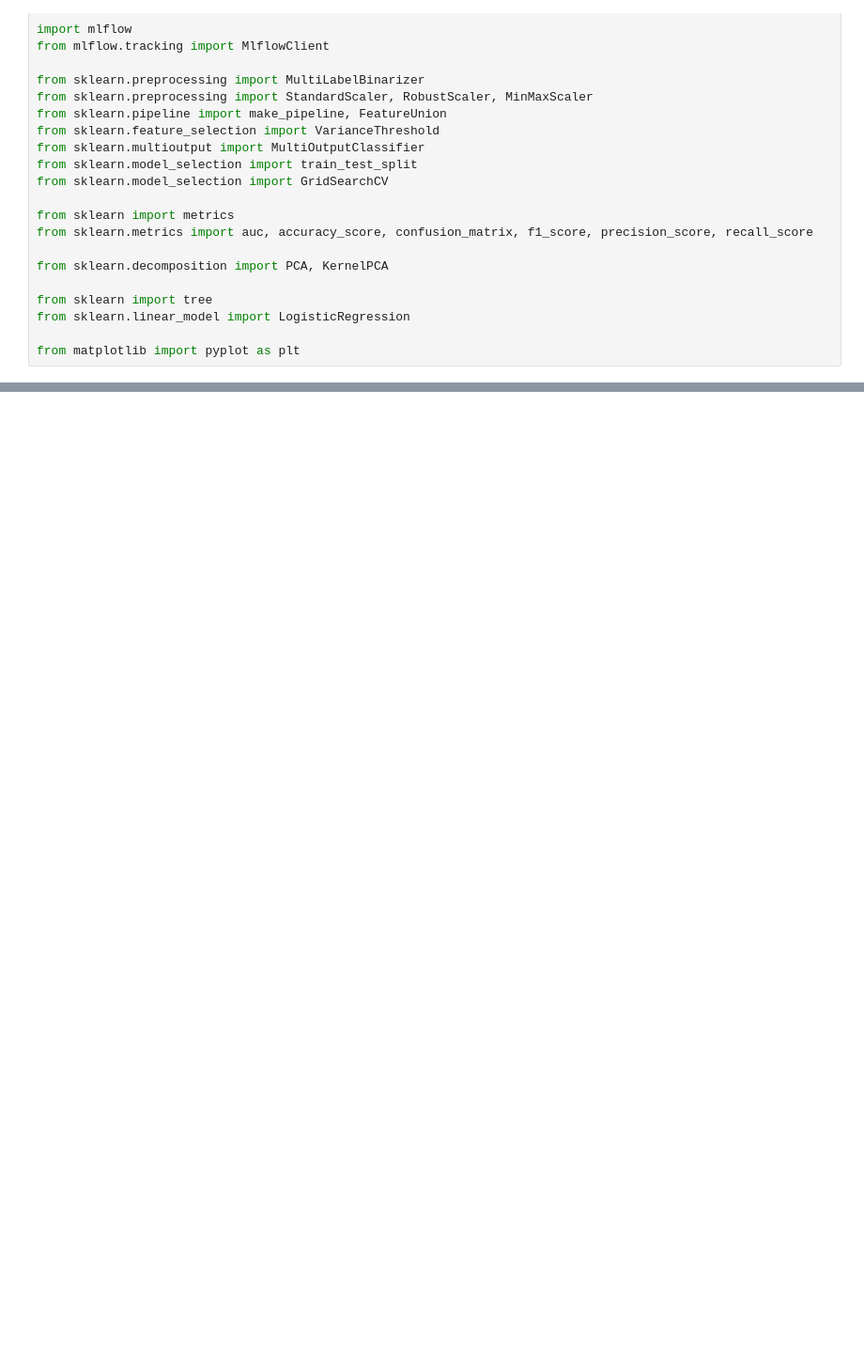
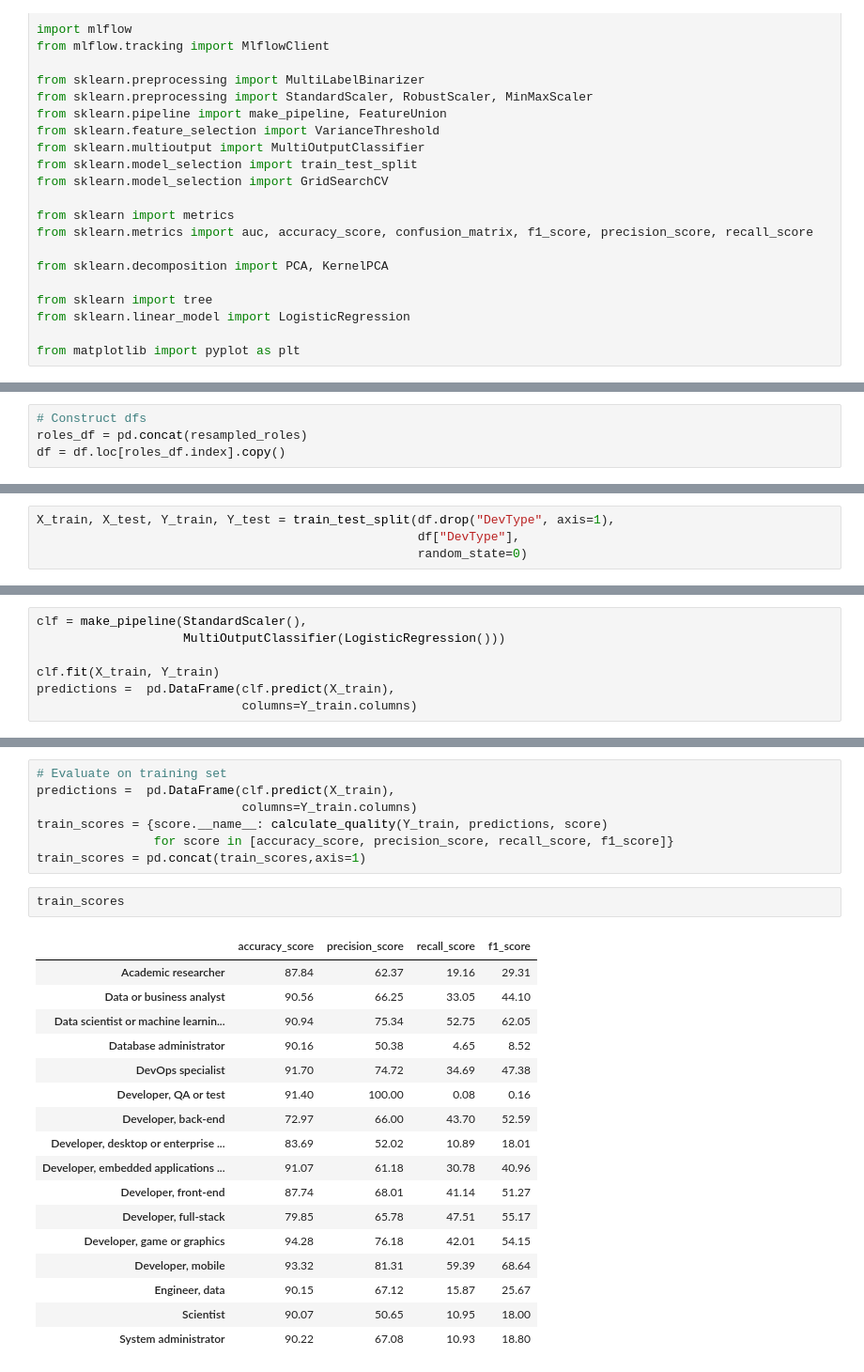
Before and after one commit to fadyelgawly92/ITI_ds_live, a Jupyter notebook: notebooks/04b_model_job_baseline.ipynb, the cells around one changed output, grey strips where cells are left out. Shown: that part at 94% size. Cells and saved outputs as stored; diff of their text form; blank space fills up the shorter version.

```diff
--- a/notebooks/04b_model_job_baseline.ipynb
+++ b/notebooks/04b_model_job_baseline.ipynb
@@ -50,0 +176,4 @@ from matplotlib import pyplot as plt
+# %%
+# Construct dfs
+roles_df = pd.concat(resampled_roles)
+df = df.loc[roles_df.index].copy()
@@ -50,0 +219,4 @@ from matplotlib import pyplot as plt
+# %%
+X_train, X_test, Y_train, Y_test = train_test_split(df.drop("DevType", axis=1),
+                                                    df["DevType"],
+                                                    random_state=0)
@@ -50,0 +240,7 @@ from matplotlib import pyplot as plt
+# %%
+clf = make_pipeline(StandardScaler(),
+                    MultiOutputClassifier(LogisticRegression()))
+
+clf.fit(X_train, Y_train)
+predictions =  pd.DataFrame(clf.predict(X_train),
+                            columns=Y_train.columns)
@@ -50,0 +263,27 @@ from matplotlib import pyplot as plt
+# %%
+# Evaluate on training set
+predictions =  pd.DataFrame(clf.predict(X_train),
+                            columns=Y_train.columns)
+train_scores = {score.__name__: calculate_quality(Y_train, predictions, score)
+                for score in [accuracy_score, precision_score, recall_score, f1_score]}
+train_scores = pd.concat(train_scores,axis=1)
+# %%
+train_scores
+# %% [output]
+|  | accuracy_score | precision_score | recall_score | f1_score |
+| Academic researcher | 87.84 | 62.37 | 19.16 | 29.31 |
+| Data or business analyst | 90.56 | 66.25 | 33.05 | 44.10 |
+| Data scientist or machine learnin... | 90.94 | 75.34 | 52.75 | 62.05 |
+| Database administrator | 90.16 | 50.38 | 4.65 | 8.52 |
+| DevOps specialist | 91.70 | 74.72 | 34.69 | 47.38 |
+| Developer, QA or test | 91.40 | 100.00 | 0.08 | 0.16 |
+| Developer, back-end | 72.97 | 66.00 | 43.70 | 52.59 |
+| Developer, desktop or enterprise ... | 83.69 | 52.02 | 10.89 | 18.01 |
+| Developer, embedded applications ... | 91.07 | 61.18 | 30.78 | 40.96 |
+| Developer, front-end | 87.74 | 68.01 | 41.14 | 51.27 |
+| Developer, full-stack | 79.85 | 65.78 | 47.51 | 55.17 |
+| Developer, game or graphics | 94.28 | 76.18 | 42.01 | 54.15 |
+| Developer, mobile | 93.32 | 81.31 | 59.39 | 68.64 |
+| Engineer, data | 90.15 | 67.12 | 15.87 | 25.67 |
+| Scientist | 90.07 | 50.65 | 10.95 | 18.00 |
+| System administrator | 90.22 | 67.08 | 10.93 | 18.80 |
```
Also changed, not shown: parts of 36 cells of this notebook, 16 other files.
